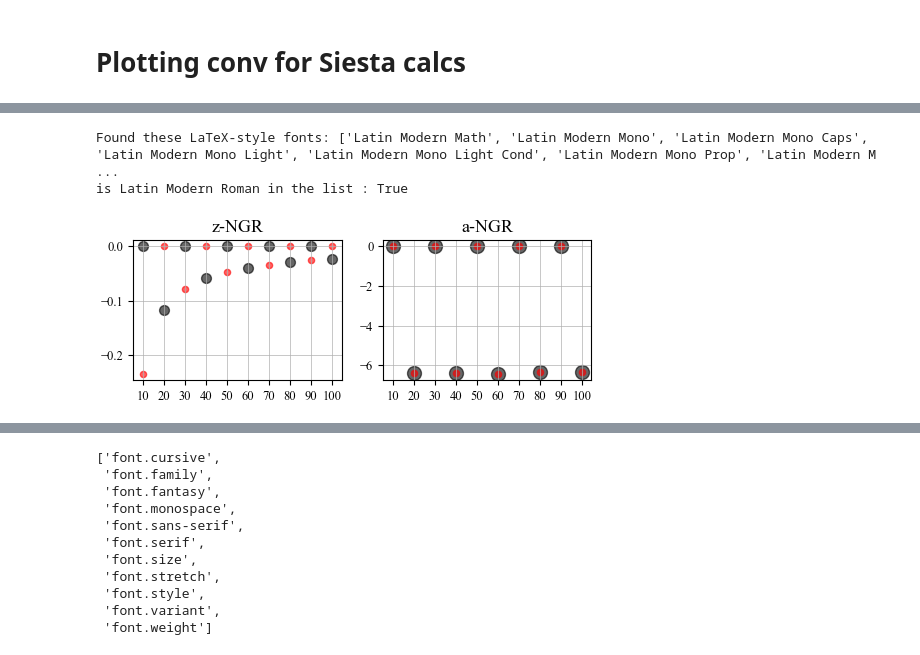
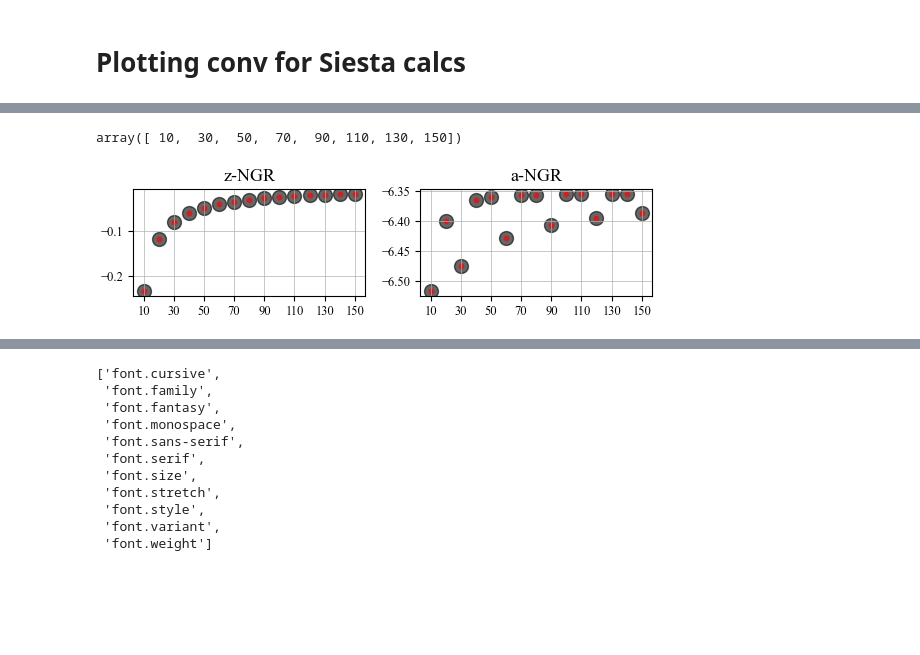
Before and after one commit to BastianValhoj/QTM-ML, a Jupyter notebook: overnight/siesta-calcs/tbt_edges.ipynb, the cells around one changed output, grey strips where cells are left out. Saved outputs shown, nothing was run; the diff lists cells and outputs as text; code cells hidden in the pictures; blank space fills up the shorter version.

```diff
--- a/overnight/siesta-calcs/tbt_edges.ipynb
+++ b/overnight/siesta-calcs/tbt_edges.ipynb
@@ -245,6 +155,8 @@ view(gr.to.ase())
 cwd = Path("./")
 arm_dir = list(cwd.parent.glob("TBT-Nw*-armchair"))
 zig_dir = list(cwd.parent.glob("TBT-Nw*-zigzag"))
+
+
 
 def GetSE(file, E=0,
         elec=0,
@@ -258,6 +170,7 @@ def GetSE(file, E=0,
 
 
 E = 0.
+E += 0.005
 kpts = [0., 0., 0.]
 
 
@@ -270,20 +183,28 @@ AonR = []
 for zig in zig_dir:
     n = int(str(zig).split('-')[1][2:])
     nZ.append(n)
-
+    siteoffset = -2
     seZ = sisl.io.get_sile(zig / 'zigzag.TBT.SE.nc')
-    d = seZ.na_d // 2
+    nd = seZ.na
+    nl = seZ.na_down(0)
+    nr = seZ.na_down(1)
+    # print(f"zigzag: n={n}, na={4*n*3}, nd={nd}, nl={nl}, nr={nr}")
     SEL = np.imag(GetSE(seZ, E=E, elec=0, k=kpts))
     SER = np.imag(GetSE(seZ, E=E, elec=1, k=kpts))
-    ZonL.append(np.diag(SEL)[n])
-    ZonR.append(np.diag(SER)[n+3])
+    ZonL.append(SEL[nl//2, nl//2])
+    ZonR.append(SER[nr//2+siteoffset, nr//2+siteoffset])
 
 for arm in arm_dir:
+    siteoffset = 3
+
     n = int(str(arm).split('-')[1][2:])
     nA.append(n)
     seA= sisl.io.get_sile(arm / 'armchair.TBT.SE.nc')
-    d = seZ.na_d // 2
+    nd = seA.na
+    nl = seA.na_down(0)
+    nr = seA.na_down(1)
+    # print(f"armchair: n={n}, na={4*n*3}, nd={nd}, nl={nl}, nr={nr}")
     SEL = np.imag(GetSE(seA, E=E, elec=0, k=kpts))
     SER = np.imag(GetSE(seA, E=E, elec=1, k=kpts))
-    AonL.append(np.diag(SEL)[n])
-    AonR.append(np.diag(SER)[n+3])
+    AonL.append(SEL[nl//2, nl//2])
+    AonR.append(SER[nr//2+siteoffset, nr//2+siteoffset])
@@ -308,13 +210,0 @@ tbtsencSileTBtrans requesting energy 0.00000 eV, found 0.00500 eV as the closest
-# %%
-import matplotlib.font_manager as fm
-
-# This scans the system for all available fonts Matplotlib can see
-fonts = sorted(set([f.name for f in fm.fontManager.ttflist]))
-
-# Check if 'Latin Modern' is in the list
-latex_fonts = [f for f in fonts if "Latin" in f or "Modern" in f]
-print("Found these LaTeX-style fonts:", latex_fonts)
-print("is {} in the list : {}".format(target := "Latin Modern Roman", target in latex_fonts))
-# %% [output]
-Found these LaTeX-style fonts: ['Latin Modern Math', 'Latin Modern Mono', 'Latin Modern Mono Caps', 'Latin Modern Mono Light', 'Latin Modern Mono Light Cond', 'Latin Modern Mono Prop', 'Latin Modern M ...
-is Latin Modern Roman in the list : True
@@ -331,17 +211,26 @@ is Latin Modern Roman in the list : True
+# %%
+np.sort(nZ[::])[::2]
+# %% [output]
+array([ 10,  30,  50,  70,  90, 110, 130, 150])
 # %%
 fig, ax = thesis_fig(fraction=1, subplots=(1,2))
 ax[0].set_title('z-NGR')
-ax[0].scatter(nZ, ZonL, c='k', alpha=0.6, s=50)
-ax[0].scatter(nZ, ZonR, c='r', alpha=0.6, s=20)
-ax[0].set_xticks(nZ)
+# ax[0].semilogy(nZ, np.abs(ZonL), c='k', linestyle="", marker='o', alpha=0.9, markersize=8)
+# ax[0].semilogy(nZ, np.abs(ZonR), c='r', linestyle="", marker='o', alpha=0.9, markersize=2)
+ax[0].scatter(nZ, ZonL, c='k', alpha=0.6, s=100)
+ax[0].scatter(nZ, ZonR, c='r', alpha=0.6, s=10)
+ax[0].set_xticks(np.sort(nZ)[::2])
 ax[0].grid()
 
 ax[1].set_title('a-NGR')
+# ax[1].semilogy(nA, np.abs(AonL), c='k', linestyle="", marker='o', alpha=0.9, markersize=8)
+# ax[1].semilogy(nA, np.abs(AonR), c='r', linestyle="", marker='o', alpha=0.9, markersize=2)
 ax[1].scatter(nA, AonL, c='k', alpha=0.6, s=100)
-ax[1].scatter(nA, AonR, c='r', alpha=0.6, s=20)
-ax[1].set_xticks(nA)
+ax[1].scatter(nA, AonR, c='r', alpha=0.6, s=10)
+ax[1].set_xticks(np.sort(nA)[::2])
 ax[1].grid()
 
+fig.tight_layout()
 fig.savefig('test-save-conv')
 # %% [output]
-[figure, old version]
+[figure, new version]
```
Also changed, not shown: parts of 16 cells of this notebook, 1 other file.
